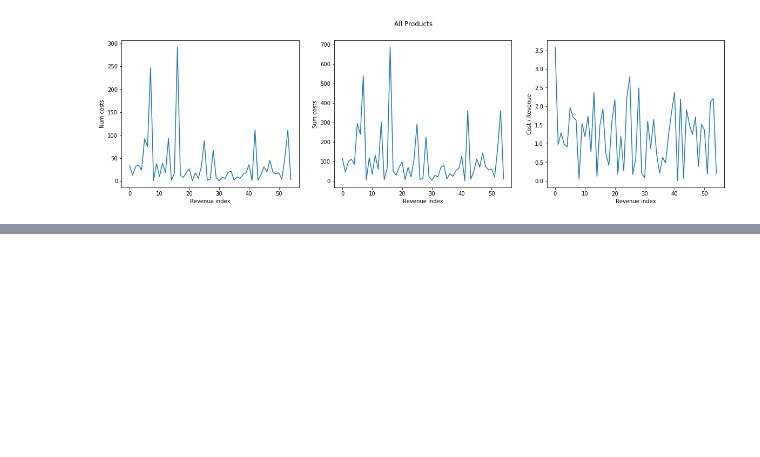
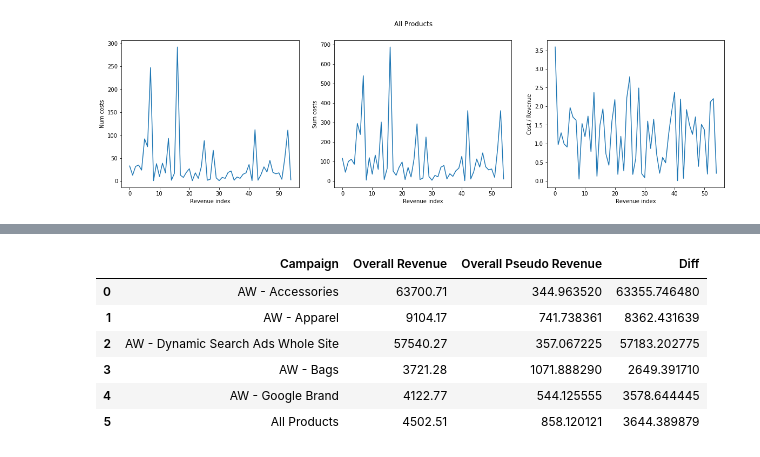
Before and after one commit to Morphl-AI/Ecommerce-Marketing-Spend-Optimization, a Jupyter notebook: Notebooks/3. Budget allocation - pseudo-revenue - statistical model .ipynb, the cells around one changed output, grey strips where cells are left out. Cells and saved outputs as stored; diff of their text form; code cells hidden in the pictures; blank space fills up the shorter version.

```diff
--- a/Notebooks/3. Budget allocation - pseudo-revenue - statistical model .ipynb
+++ b/Notebooks/3. Budget allocation - pseudo-revenue - statistical model .ipynb
@@ -255,0 +232,10 @@ for i, campaign in enumerate(validCampaigns):
+# %%
+finalDf, overallError = createPseudoRevenues(models, validDf, validCampaigns)
+# %% [output]
+|  | Campaign | Overall Revenue | Overall Pseudo Revenue | Diff |
+| 0 | AW - Accessories | 63700.71 | 344.963520 | 63355.746480 |
+| 1 | AW - Apparel | 9104.17 | 741.738361 | 8362.431639 |
+| 2 | AW - Dynamic Search Ads Whole Site | 57540.27 | 357.067225 | 57183.202775 |
+| 3 | AW - Bags | 3721.28 | 1071.888290 | 2649.391710 |
+| 4 | AW - Google Brand | 4122.77 | 544.125555 | 3578.644445 |
+| 5 | All Products | 4502.51 | 858.120121 | 3644.389879 |
```
Also changed, not shown: parts of 20 cells of this notebook.
